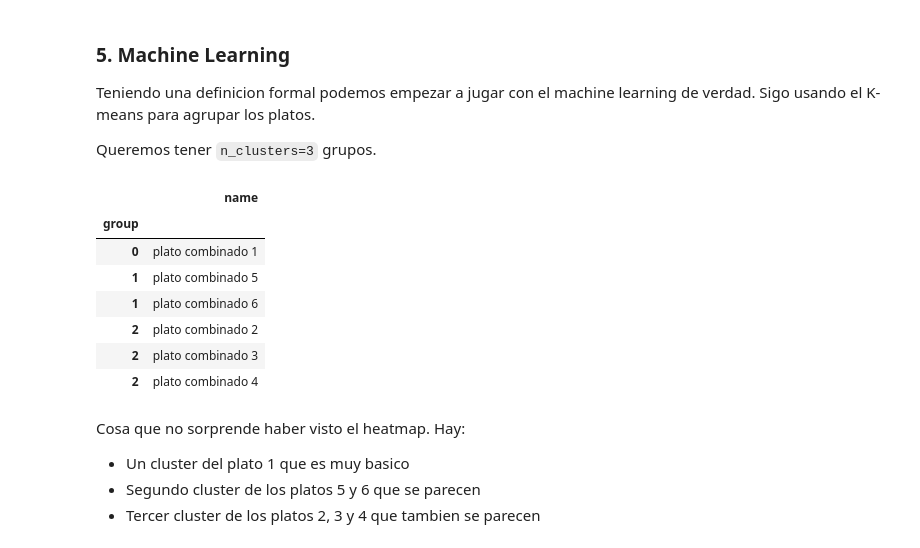
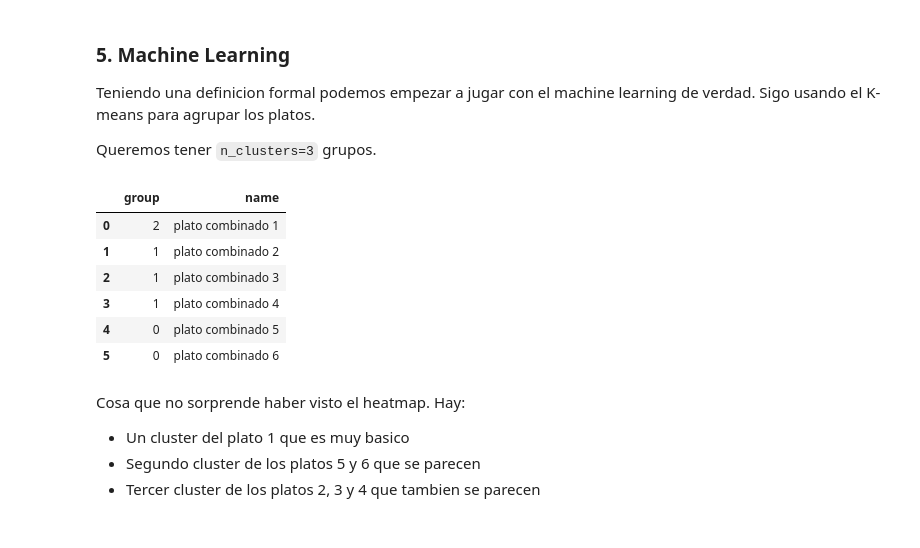
Before and after one commit to rafalszota/Food, a Jupyter notebook: Food.ipynb, the cells around one changed output. Saved outputs shown, nothing was run; the diff lists cells and outputs as text; code cells hidden in the pictures.

```diff
--- a/Food.ipynb
+++ b/Food.ipynb
@@ -254,18 +270,17 @@
 # %%
 kmeans = KMeans(n_clusters=3, random_state=0).fit(dish_similarity)
 
 gropped_dishes = pd.DataFrame({"name": names, "group": kmeans.labels_})
-gropped_dishes = gropped_dishes.sort_values("group").set_index("group")
+#gropped_dishes = gropped_dishes.sort_values("group").set_index("group")
 gropped_dishes
 # %% [output]
-|  | name |
-| group |  |
-| 0 | plato combinado 1 |
-| 1 | plato combinado 5 |
-| 1 | plato combinado 6 |
-| 2 | plato combinado 2 |
-| 2 | plato combinado 3 |
-| 2 | plato combinado 4 |
+|  | group | name |
+| 0 | 2 | plato combinado 1 |
+| 1 | 1 | plato combinado 2 |
+| 2 | 1 | plato combinado 3 |
+| 3 | 1 | plato combinado 4 |
+| 4 | 0 | plato combinado 5 |
+| 5 | 0 | plato combinado 6 |
 # %% [markdown]
 Cosa que no sorprende haber visto el heatmap. Hay:
 
```
Also changed, not shown: parts of 2 cells of this notebook.
